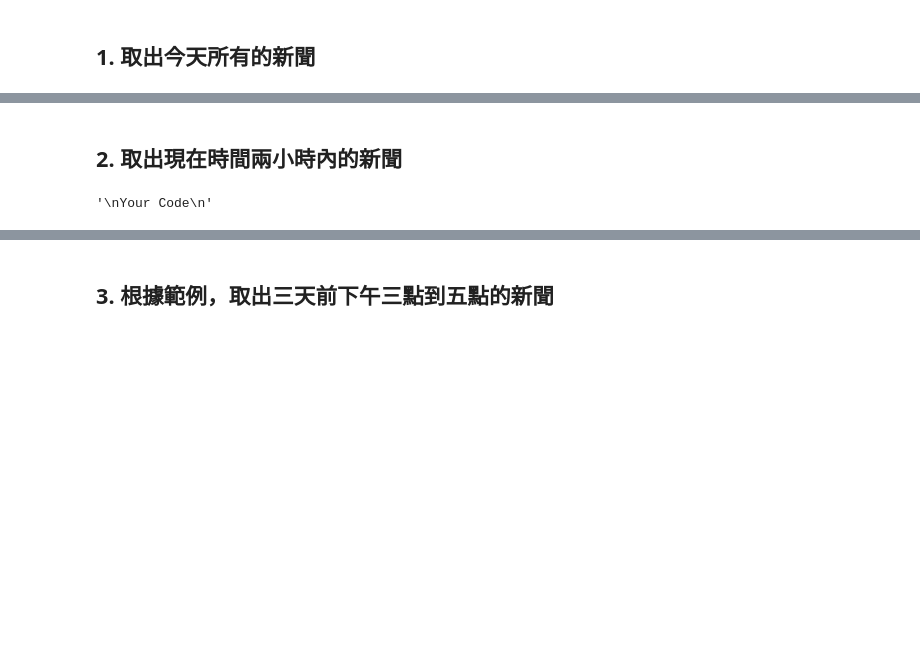
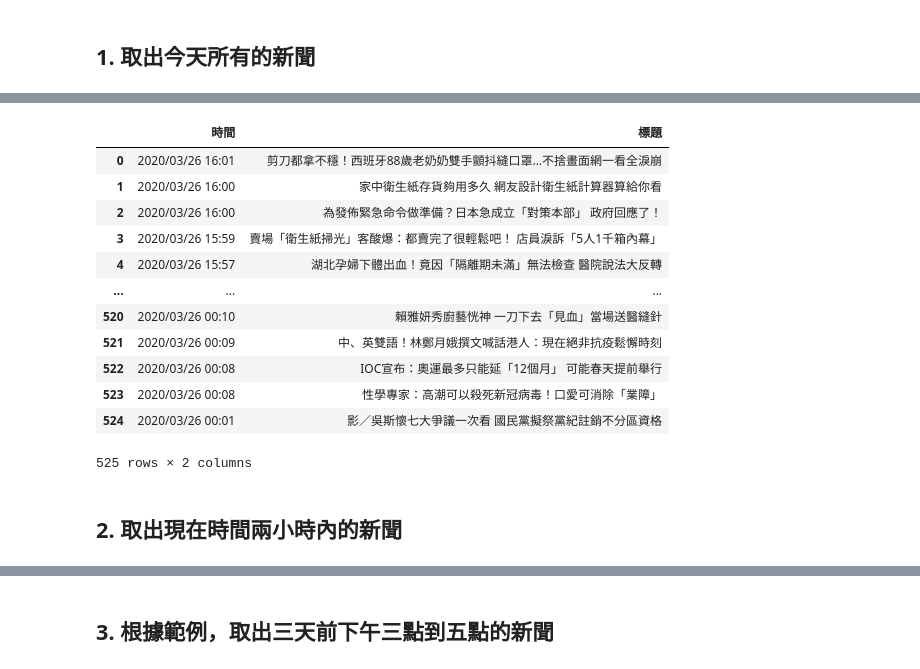
Before and after one commit to Ho-Song-Chang/2nd-PyCrawlerMarathon, a Jupyter notebook: homework/Day021_HW.ipynb, the cells around one changed output, grey strips where cells are left out. Cells and saved outputs as stored; diff of their text form; code cells hidden in the pictures; blank space fills up the shorter version.

```diff
--- a/homework/Day021_HW.ipynb
+++ b/homework/Day021_HW.ipynb
@@ -15,0 +23,5 @@
+# %%
+from datetime import datetime, timedelta
+date_time = datetime.now() - timedelta(1)
+date_time = date_time.strftime("%Y/%m/%d")
+print("取得昨天時間：", date_time)
@@ -16,19 +60,10 @@
 # %%
-from selenium import webdriver
-from bs4 import BeautifulSoup
-
-browser = webdriver.Chrome(executable_path='chromedriver')
-
-browser.get("https://www.ettoday.net/news/news-list.htm")
-
-import time
-for i in range(10):
-    time.sleep(2)
-    browser.execute_script("window.scrollTo(0, 10000);")
-
+# 取得資料
 html_source = browser.page_source
 soup = BeautifulSoup(html_source, "html5lib")
 
 for d in soup.find(class_="part_list_2").find_all('h3'):
+    if date_time in d.find(class_="date").text :
+        break
     print(d.find(class_="date").text, d.find_all('a')[-1].text)
 # %% [output]
@@ -52,8 +87,29 @@ for d in soup.find(class_="part_list_2").find_all('h3'):
+# %%
+news = []
+
+for d in soup.find(class_="part_list_2").find_all('h3'):
+    if date_time in d.find(class_="date").text :
+        break
+    news.append({
+        '時間': d.find(class_="date").text,
+        '標題': d.find_all('a')[-1].text
+    })
+
+import pandas as pd
+pd.DataFrame(news)
+# %% [output]
+|  | 時間 | 標題 |
+| 0 | 2020/03/26 16:01 | 剪刀都拿不穩！西班牙88歲老奶奶雙手顫抖縫口罩...不捨畫面網一看全淚崩 |
+| 1 | 2020/03/26 16:00 | 家中衛生紙存貨夠用多久 網友設計衛生紙計算器算給你看 |
+| 2 | 2020/03/26 16:00 | 為發佈緊急命令做準備？日本急成立「對策本部」 政府回應了！ |
+| 3 | 2020/03/26 15:59 | 賣場「衛生紙掃光」客酸爆：都賣完了很輕鬆吧！ 店員淚訴「5人1千箱內幕」 |
+| 4 | 2020/03/26 15:57 | 湖北孕婦下體出血！竟因「隔離期未滿」無法檢查 醫院說法大反轉 |
+| ... | ... | ... |
+| 520 | 2020/03/26 00:10 | 賴雅妍秀廚藝恍神 一刀下去「見血」當場送醫縫針 |
+| 521 | 2020/03/26 00:09 | 中、英雙語！林鄭月娥撰文喊話港人：現在絕非抗疫鬆懈時刻 |
+| 522 | 2020/03/26 00:08 | IOC宣布：奧運最多只能延「12個月」 可能春天提前舉行 |
+| 523 | 2020/03/26 00:08 | 性學專家：高潮可以殺死新冠病毒！口愛可消除「業障」 |
+| 524 | 2020/03/26 00:01 | 影／吳斯懷七大爭議一次看 國民黨擬祭黨紀註銷不分區資格 |
+525 rows × 2 columns
 # %% [markdown]
 ## 2. 取出現在時間兩小時內的新聞
-# %%
-'''
-Your Code
-'''
-# %% [output]
-'\nYour Code\n'
```
Also changed, not shown: parts of 9 cells of this notebook.
